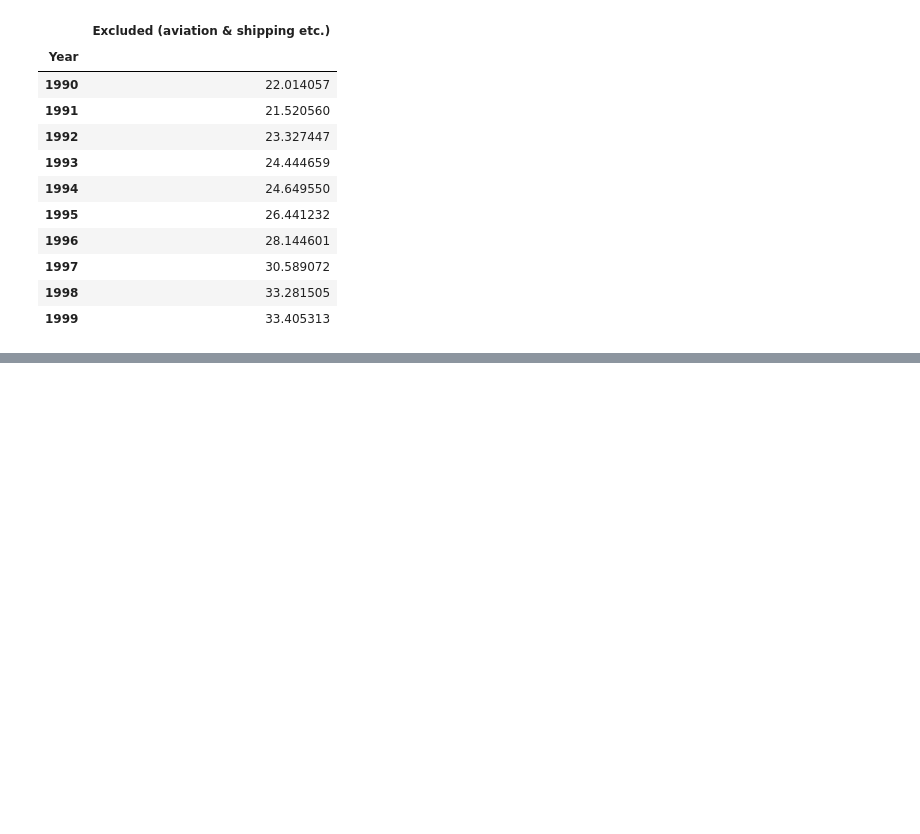
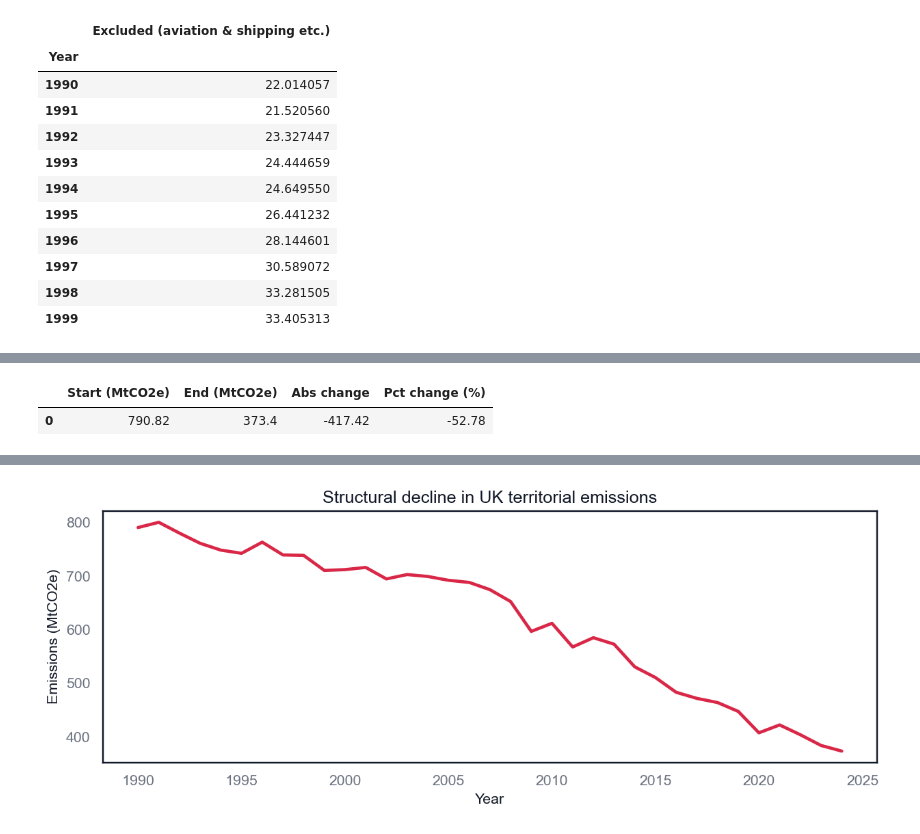
Before and after one commit to PontusNeumann/CBS-Spring26, a Jupyter notebook: ML/ML MA1/Compulsory_assignment_1.ipynb, the cells around one changed output, grey strips where cells are left out. Saved outputs shown, nothing was run; the diff lists cells and outputs as text; code cells hidden in the pictures; blank space fills up the shorter version.

```diff
--- a/ML/ML MA1/Compulsory_assignment_1.ipynb
+++ b/ML/ML MA1/Compulsory_assignment_1.ipynb
@@ -1267,0 +1370,72 @@ display(gap_q31.to_frame().head(10))
+# %%
+# Structural alignment analysis (Carbon Budget boundary)
+
+if "set_clean_theme" in globals():
+    set_clean_theme()
+
+df = uk_by_source.copy()
+value_col = "Emissions (MtCO2e)"
+
+# Use territorial boundary (Carbon Budget scope)
+df_terr = df[df["Included in UK territorial total"] == "Yes"].copy()
+
+# ---- Total reduction since 1990 ----
+total_by_year = (
+    df_terr.groupby("Year")[value_col]
+    .sum()
+    .sort_index()
+)
+
+y0, yT = total_by_year.index.min(), total_by_year.index.max()
+
+total_summary = pd.DataFrame({
+    "Start (MtCO2e)": [total_by_year.loc[y0]],
+    "End (MtCO2e)": [total_by_year.loc[yT]],
+    "Abs change": [total_by_year.loc[yT] - total_by_year.loc[y0]],
+    "Pct change (%)": [(total_by_year.loc[yT] / total_by_year.loc[y0] - 1) * 100]
+}).round(2)
+
+display(total_summary)
+
+# ---- Sector-level structural change ----
+sector_year = (
+    df_terr.groupby(["Year", "Territorial Emissions Statistics sector"])[value_col]
+    .sum()
+    .unstack(fill_value=0)
+    .sort_index()
+)
+
+sector_change = pd.DataFrame({
+    "Start": sector_year.loc[y0],
+    "End": sector_year.loc[yT]
+})
+
+sector_change["Pct change (%)"] = (
+    (sector_change["End"] / sector_change["Start"] - 1) * 100
+)
+
+sector_change = sector_change.replace([np.inf, -np.inf], np.nan)
+sector_change = sector_change.sort_values("Pct change (%)")
+
+display(sector_change.round(2))
+
+# ---- Plot total structural decline ----
+
+c_main = PAL_10[4] if "PAL_10" in globals() else None
+
+plt.figure(figsize=(FIG_W, 3.6), dpi=DPI)
+plt.plot(
+    total_by_year.index,
+    total_by_year.values,
+    color=c_main,
+    linewidth=2.4
+)
+
+plt.title("Structural decline in UK territorial emissions")
+plt.xlabel("Year")
+plt.ylabel("Emissions (MtCO2e)")
+plt.tight_layout()
+plt.show()
+# %% [output]
+|  | Start (MtCO2e) | End (MtCO2e) | Abs change | Pct change (%) |
+| 0 | 790.82 | 373.4 | -417.42 | -52.78 |
@@ -1267,0 +1452 @@ display(gap_q31.to_frame().head(10))
+[figure, added]
```
Also changed, not shown: parts of 8 cells of this notebook.
